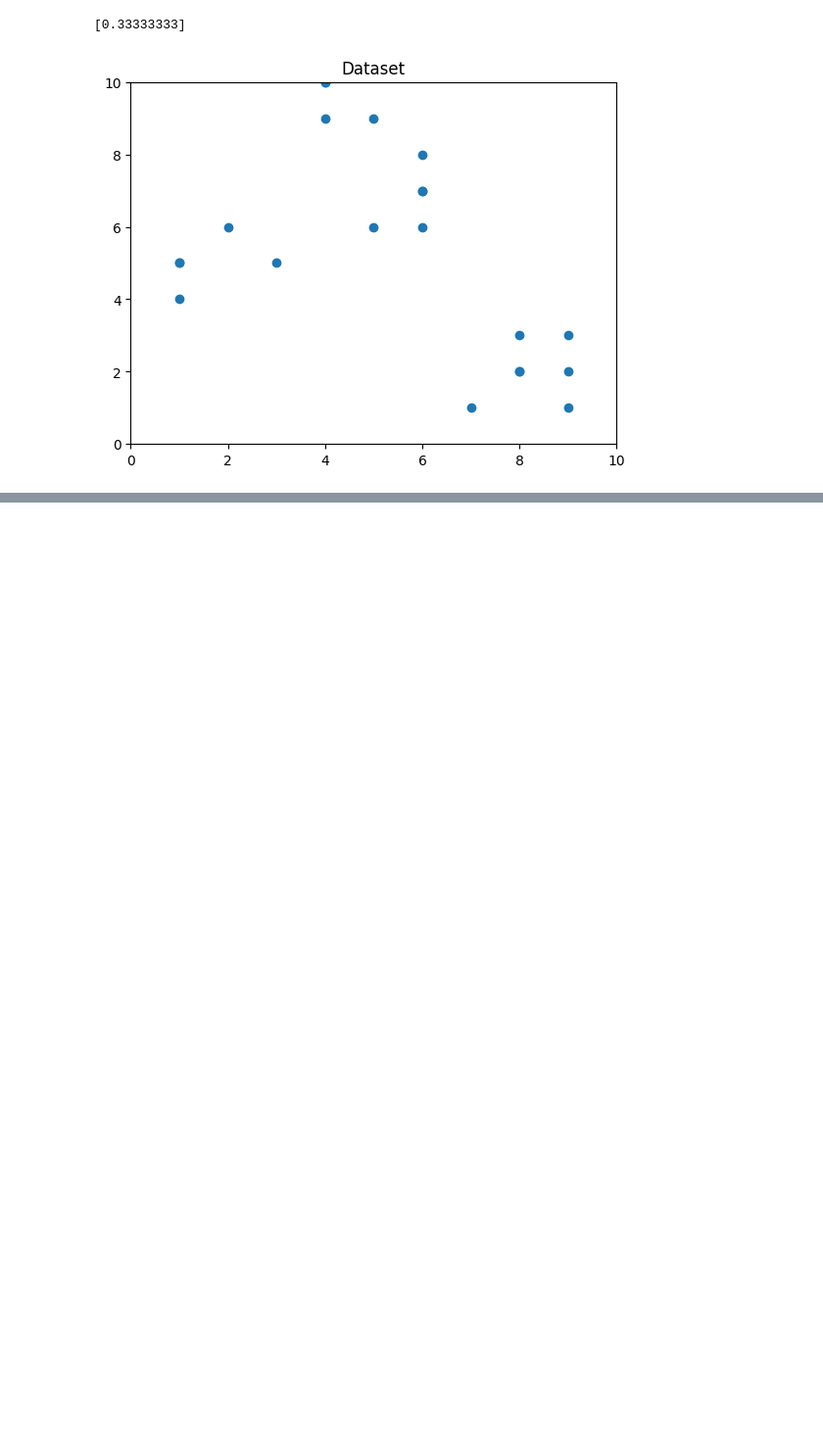
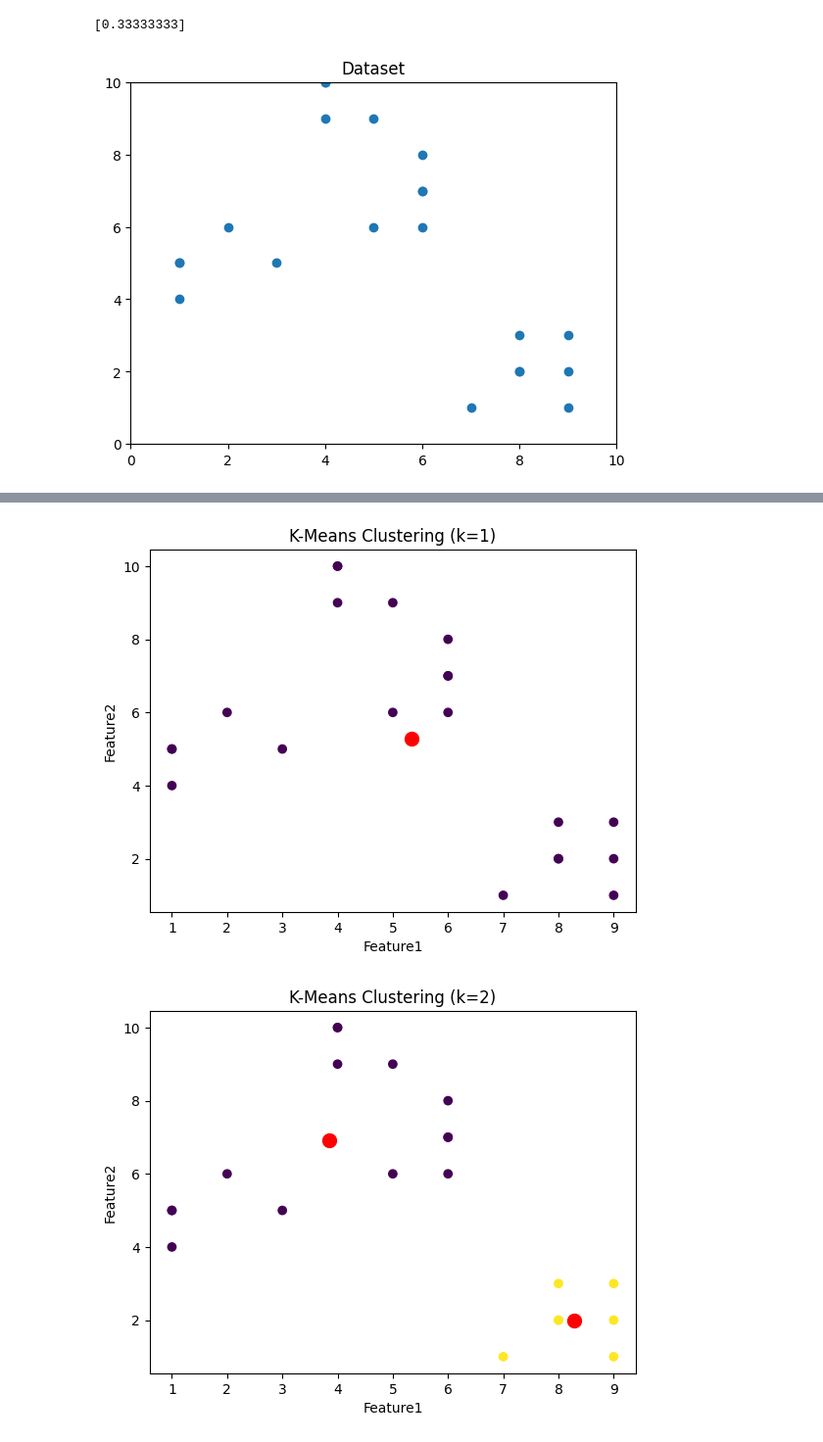
Before and after one commit to harshrg2003/DataScience_CODES, a Jupyter notebook: DSVClass.ipynb, the cells around one changed output, grey strips where cells are left out. Shown at 98% size. Saved outputs shown, nothing was run; the diff lists cells and outputs as text; code cells hidden in the pictures; blank space fills up the shorter version.

```diff
--- a/DSVClass.ipynb
+++ b/DSVClass.ipynb
@@ -856,0 +870,22 @@ plt.show()
+# %%
+import matplotlib.pyplot as plt
+
+k_range = range(1,5)
+inertia_values= []
+
+for k in k_range:
+  kmeans = KMeans(n_clusters=k, \
+                  init='k-means++', \
+                  max_iter=300, \
+                  random_state=42)
+  y_kmeans = kmeans.fit_predict(x)
+  inertia_values.append(kmeans.inertia_)
+  plt.scatter(x[:,0],x[:,1], c=y_kmeans)
+  plt.scatter(kmeans.cluster_centers_[:,0], kmeans.cluster_centers_[:,1], s=100, c='red')
+  plt.title('K-Means Clustering (k={})'.format(k))
+  plt.xlabel('Feature1')
+  plt.ylabel('Feature2')
+  plt.show()
+# %% [output]
+[figure, added]
+[figure, added]
```
Also changed, not shown: parts of 7 cells of this notebook.
